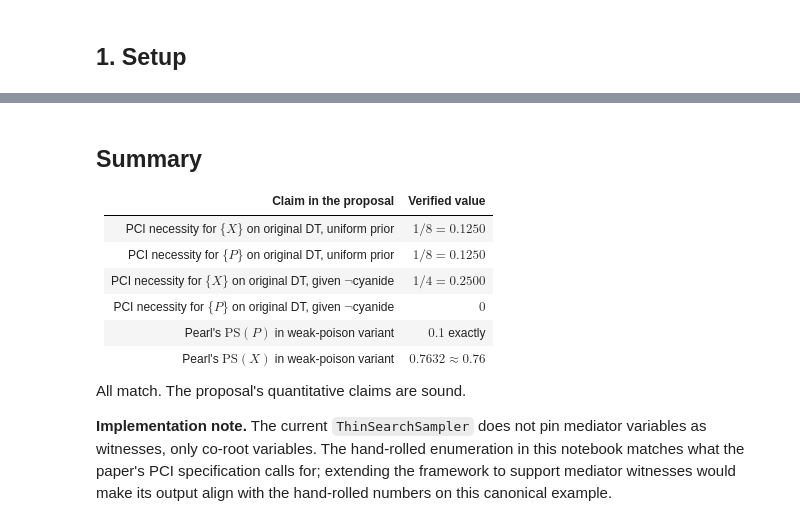
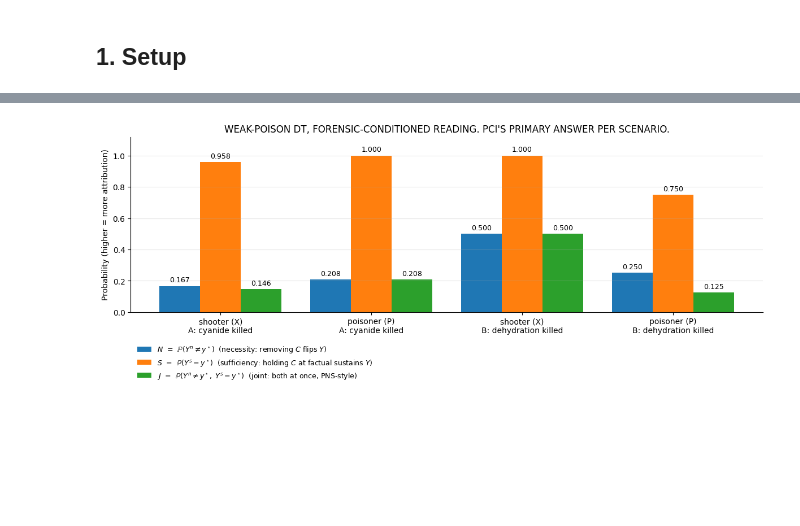
Before and after one commit to rfl-urbaniak/explainable_paper, a Jupyter notebook: docs/build/doctrees/nbsphinx/desert_traveler.ipynb, the cells around one changed output, grey strips where cells are left out. Drawn from its saved outputs; the diff is of its cells as text; code cells hidden in the pictures; blank space fills up the shorter version.

```diff
--- a/docs/build/doctrees/nbsphinx/desert_traveler.ipynb
+++ b/docs/build/doctrees/nbsphinx/desert_traveler.ipynb
@@ -188,11 +537,0 @@ Number of candidate witness subsets: 8
-# %%
-posterior_A = [(0, 1, 1.0)]                            # Scenario A: forensic positive
-posterior_B = [(1, 0, 1 - ALPHA), (1, 1, ALPHA)]        # Scenario B: forensic negative
-factual = {"X": 1, "P": 1}
-
-for label, posterior in [("A (cyanide killed)", posterior_A),
-                         ("B (dehydration killed)", posterior_B)]:
-    print(f"\nScenario {label}:")
-    for cause in ["X", "P"]:
-        p = weak_pci_necessity(cause, 0, factual, weak_witnesses, posterior)
-        print(f"  PCI necessity, C = {{{cause}}}:  {p:.4f}")
@@ -377,19 +828,38 @@ numbers because it pins mediators as witnesses, matching the paper's spec.
-# %% [markdown]
-## Summary
-
-| Claim in the proposal | Verified value |
-|---|---|
-| PCI necessity for $\{X\}$ on original DT, uniform prior | $1/8 = 0.1250$ |
-| PCI necessity for $\{P\}$ on original DT, uniform prior | $1/8 = 0.1250$ |
-| PCI necessity for $\{X\}$ on original DT, given $\neg$cyanide | $1/4 = 0.2500$ |
-| PCI necessity for $\{P\}$ on original DT, given $\neg$cyanide | $0$ |
-| Pearl's $\mathrm{PS}(P)$ in weak-poison variant | $0.1$ exactly |
-| Pearl's $\mathrm{PS}(X)$ in weak-poison variant | $0.7632 \approx 0.76$ |
-
-All match. The proposal's quantitative claims are sound.
-
-**Implementation note.** The current `ThinSearchSampler` does not pin mediator
-variables as witnesses, only co-root variables. The hand-rolled enumeration in
-this notebook matches what the paper's PCI specification calls for; extending
-the framework to support mediator witnesses would make its output align with
-the hand-rolled numbers on this canonical example.
+# %%
+# Bar chart of the per-scenario (forensic-conditioned) reading -- this is the
+# primary PCI answer for "who caused the death in scenario A / B".
+fig, ax = plt.subplots(figsize=(12, 5))
+group_labels = [name + " (" + letter + ")\n" + label
+                for label, letter, name, *_ in forensic_manual_rows]
+x_pos = np.arange(len(forensic_manual_rows))
+width = 0.27
+N_vals = [r[3] for r in forensic_manual_rows]
+S_vals = [r[4] for r in forensic_manual_rows]
+J_vals = [r[5] for r in forensic_manual_rows]
+ax.bar(x_pos - width, N_vals, width,
+       label=r"$N$  =  $\mathbb{P}(Y^n \neq y^\star)$  (necessity: removing $C$ flips $Y$)",
+       color="#1f77b4")
+ax.bar(x_pos,         S_vals, width,
+       label=r"$S$  =  $\mathbb{P}(Y^s = y^\star)$  (sufficiency: holding $C$ at factual sustains $Y$)",
+       color="#ff7f0e")
+ax.bar(x_pos + width, J_vals,  width,
+       label=r"$J$  =  $\mathbb{P}(Y^n \neq y^\star,\ Y^s = y^\star)$  (joint: both at once, PNS-style)",
+       color="#2ca02c")
+ax.set_xticks(x_pos)
+ax.set_xticklabels(group_labels, fontsize=10)
+ax.set_ylabel("Probability (higher = more attribution)")
+ax.set_title("WEAK-POISON DT, FORENSIC-CONDITIONED READING. PCI'S PRIMARY ANSWER PER SCENARIO.")
+ax.set_ylim(0, 1.12)
+ax.legend(fontsize=9, loc="upper left", bbox_to_anchor=(0.0, -0.15), frameon=False)
+ax.grid(axis="y", alpha=0.3)
+for container_idx, vals in enumerate([N_vals, S_vals, J_vals]):
+    for rect, v in zip(ax.containers[container_idx], vals):
+        ax.annotate("{:.3f}".format(v), xy=(rect.get_x() + rect.get_width()/2, v),
+                    xytext=(0, 3), textcoords="offset points",
+                    ha="center", va="bottom", fontsize=9)
+for spine in ("top", "right"):
+    ax.spines[spine].set_visible(False)
+plt.tight_layout()
+plt.show()
+# %% [output]
+[figure, added]
```
Also changed, not shown: parts of 31 cells of this notebook, 40 other files.
